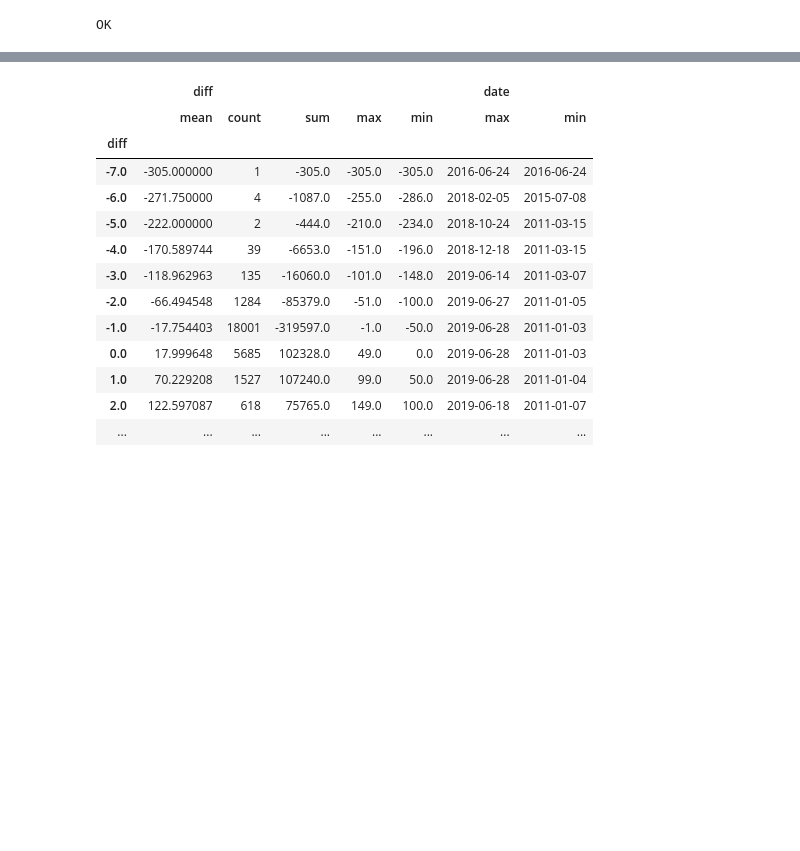
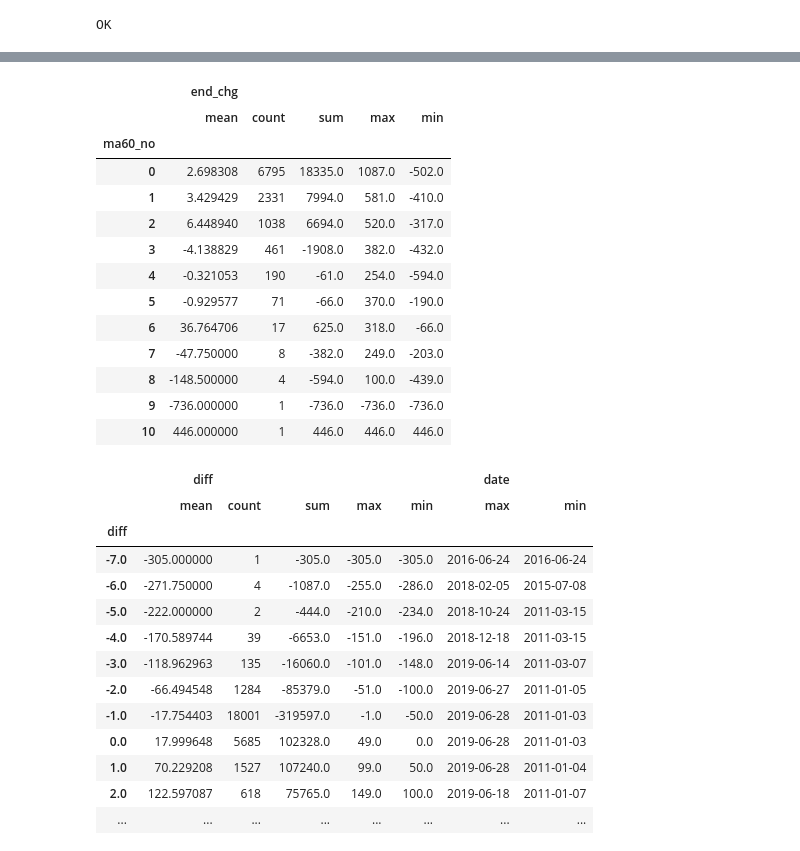
Before and after one commit to che7611/test2, a Jupyter notebook: bt_calc.ipynb, the cells around one changed output, grey strips where cells are left out. Drawn from its saved outputs; the diff is of its cells as text; code cells hidden in the pictures; blank space fills up the shorter version.

```diff
--- a/bt_calc.ipynb
+++ b/bt_calc.ipynb
@@ -19,8 +19,8 @@ conf_parser.read( 'conf.ini')
 mg_host = conf_parser.get('MGDB', 'host')
 mg_user = conf_parser.get('MGDB', 'user')
 mg_password = conf_parser.get('MGDB', 'password')
-# hf=HKFuture(pwd=mg_password,host=mg_host,user=mg_user)
-hf=HKFuture()
+hf=HKFuture(pwd=mg_password,host=mg_host,user=mg_user)
+# hf=HKFuture()
 begin='2011-01-01'
 dt1=dt.datetime.now()
 _fields = ['datetime', 'code', 'open', 'high', 'low', 'close', 'vol','trade_date']
@@ -42,6 +42,7 @@ class BT_Calc():
         self.hf=hf
         self._DateList=hf.get_main_contract_trade_dates(index)
         self.Test_Trade=True
+        self.std_base=2.5
         self.cls()
 
 #清理-----------------------------------------------------------------------------
@@ -55,6 +56,8 @@ class BT_Calc():
         self.macd_no=0
         self.ma60_no=0
         self.std_no=0
+        self.std_pre_macd=0
+        self.std_pre_ma60=0
 #当前指数全部品种进行测试---------------------------------------------------------------------
     def contract_all(self,isTrade=True):
         self.cls()
@@ -115,7 +118,7 @@ class BT_Calc():
     def day_calc_main(self):
         self.ma60_calc()
         self.macd_calc()
-        if abs(self._para['row']['std1'])>1.5:
+        if abs(self._para['row']['std1'])>=self.std_base:
             self.std_calc()
 
 #每天结束部分---------------------------------------------------------------------------------
@@ -156,7 +159,9 @@ class BT_Calc():
             ma60['date']=self._para['date']
             ma60['end']=row['close']
             ma60['diff']=ma60['end']-ma60['begin'] if state==2 else ma60['begin']-ma60['end']
+            ma60['idx']=self.ma60_no
             self._res['ma60'].append(ma60)
+            self.ma60_no+=1
 #             print(ma60)
             ma60={}
             ma60['no']=self._para['ma60_no_over'] if state==2 else self._para['ma60_no_under']
@@ -177,7 +182,9 @@ class BT_Calc():
         ma60['date']=self._para['date']
         ma60['end']=row['open']
         ma60['diff']=ma60['end']-ma60['begin'] if ma60['state']=='over' else ma60['begin']-ma60['end']
+        ma60['idx']=self.ma60_no
         self._res['ma60'].append(ma60)
+        self.ma60_no+=1
         pass
 
 #初绍化MACD----------------------------------------------------------------------------------
@@ -320,7 +327,19 @@ class BT_Calc():
         std_dict['chg']=row['chg']
         std_dict['close']=row['close']
         std_dict['macd_idx']=self.macd_no
+        if self.macd_no==self.std_pre_macd:
+            std_dict['macd_no']=self.std_no-self.std_pre_macd_idx
+        else:
+            std_dict['macd_no']=0
+            self.std_pre_macd_idx=self.std_no
+        self.std_pre_macd=self.macd_no
         std_dict['ma60_idx']=self.ma60_no
+        if self.ma60_no==self.std_pre_ma60:
+            std_dict['ma60_no']=self.std_no-self.std_pre_ma60_idx
+        else:
+            std_dict['ma60_no']=0
+            self.std_pre_ma60_idx=self.std_no
+        self.std_pre_ma60=self.ma60_no
         self._res['std'].append(std_dict)
         self.std_no+=1
 print("OK")
@@ -330,6 +349,7 @@ OK
 import time
 t1=time.time()
 bt=BT_Calc(hf)
+bt.std_base=3
 bt.contract_all()
 t2=time.time()
 print(t2-t1)
@@ -375,0 +375,8 @@ pd.DataFrame( bt._res['std'])
+# %%
+ma60=bt._res['ma60']
+ma60=pd.DataFrame(ma60)
+print(ma60.columns)
+ma60.head()
+
+std=pd.DataFrame( bt._res['std'])
+std.head()
@@ -375,0 +391,25 @@ pd.DataFrame( bt._res['std'])
+# %%
+cols=['idx','diff','end']
+ma60a=ma60[cols]
+std1=pd.merge(std,ma60a,left_on='ma60_idx',right_on='idx',how='left')
+std1['end_chg']=std1.apply(lambda x:x.end-x.close if x['std']>0 else x.close-x.end,axis=1)
+calc={
+'end_chg':['mean','count',sum,max,min]
+}
+# std1[abs(std1['std'])>2.5].groupby('macd_no').agg(calc)
+std1.groupby('ma60_no').agg(calc)
+# %% [output]
+|  | end_chg |  |  |  |  |
+|  | mean | count | sum | max | min |
+| ma60_no |  |  |  |  |  |
+| 0 | 2.698308 | 6795 | 18335.0 | 1087.0 | -502.0 |
+| 1 | 3.429429 | 2331 | 7994.0 | 581.0 | -410.0 |
+| 2 | 6.448940 | 1038 | 6694.0 | 520.0 | -317.0 |
+| 3 | -4.138829 | 461 | -1908.0 | 382.0 | -432.0 |
+| 4 | -0.321053 | 190 | -61.0 | 254.0 | -594.0 |
+| 5 | -0.929577 | 71 | -66.0 | 370.0 | -190.0 |
+| 6 | 36.764706 | 17 | 625.0 | 318.0 | -66.0 |
+| 7 | -47.750000 | 8 | -382.0 | 249.0 | -203.0 |
+| 8 | -148.500000 | 4 | -594.0 | 100.0 | -439.0 |
+| 9 | -736.000000 | 1 | -736.0 | -736.0 | -736.0 |
+| 10 | 446.000000 | 1 | 446.0 | 446.0 | 446.0 |
```
Also changed, not shown: parts of 4 cells of this notebook, 3 other files.
